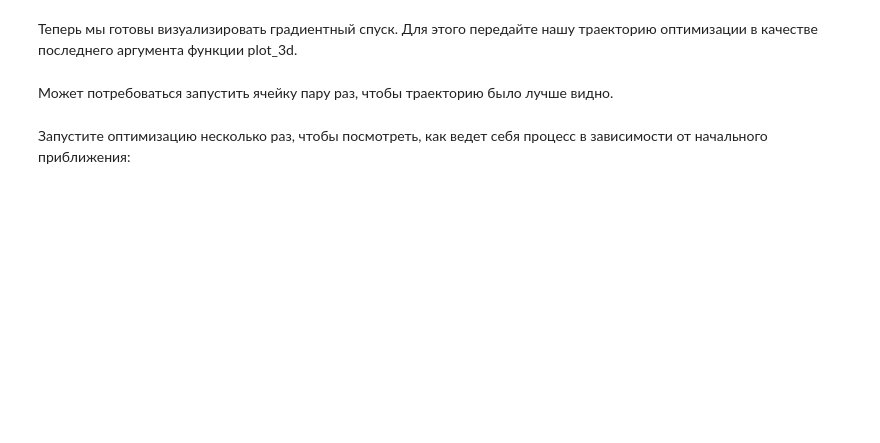
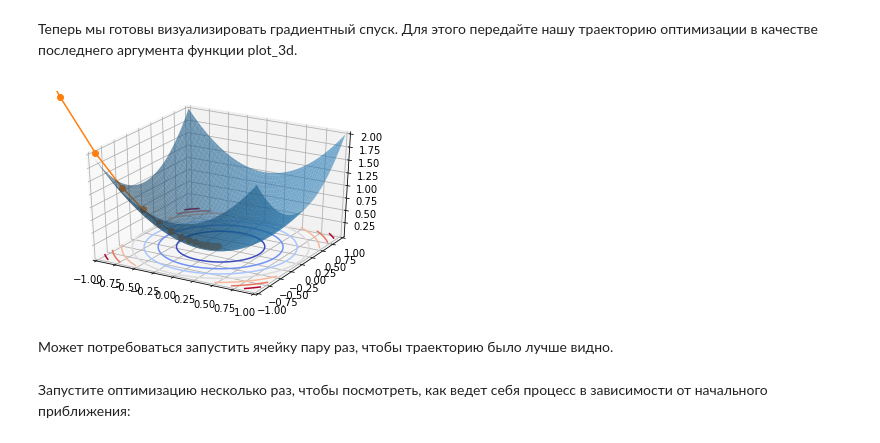
Before and after one commit to iad-24/seminars, a Jupyter notebook: materials/Seminar5_3d_task.ipynb, the cells around one changed output. Saved outputs shown, nothing was run; the diff lists cells and outputs as text; code cells hidden in the pictures; blank space fills up the shorter version.

```diff
--- a/materials/Seminar5_3d_task.ipynb
+++ b/materials/Seminar5_3d_task.ipynb
@@ -99,7 +112,7 @@ def grad_fun(x1, x2, c1=1, c2=1):
     и возвращает np.array размера (2,) - градиент квадратичной функции
     Опциональные аргументы: c1 и c2 - коэффициенты
     """
-    ### your code here
+    return np.array([2*c1*x1, 2*c2*x2])
 # %% [markdown]
 Проверьте правильность (сверьте с формулой):
 # %%
@@ -127,7 +142,13 @@ def grad_descend(grad_fun, step_size=0.1, num_steps=20):
     нулевой элемент - случайная инициализация
     """
     x = np.random.rand(2) * 4 - 2
-    ### your code here
+    trace = np.zeros((num_steps+1, 2))
+    trace[0] = x
+    for k in range(num_steps):
+        grad = grad_fun(x[0], x[1]) # np.array with shape (2,)
+        x = x - step_size * grad
+        trace[k+1] = x
+    return trace
 # %% [markdown]
 Протестируем функцию (последний элемент должен быть близок к 0):
 # %%
@@ -140,3 +177,8 @@ trace
+# %%
+trace = grad_descend(grad_fun)
+plot_3d(fun, trace=trace)
+# %% [output]
+[figure, added]
 # %% [markdown]
 Может потребоваться запустить ячейку пару раз, чтобы траекторию было лучше видно.
 # %% [markdown]
```
Also changed, not shown: parts of 13 cells of this notebook.
